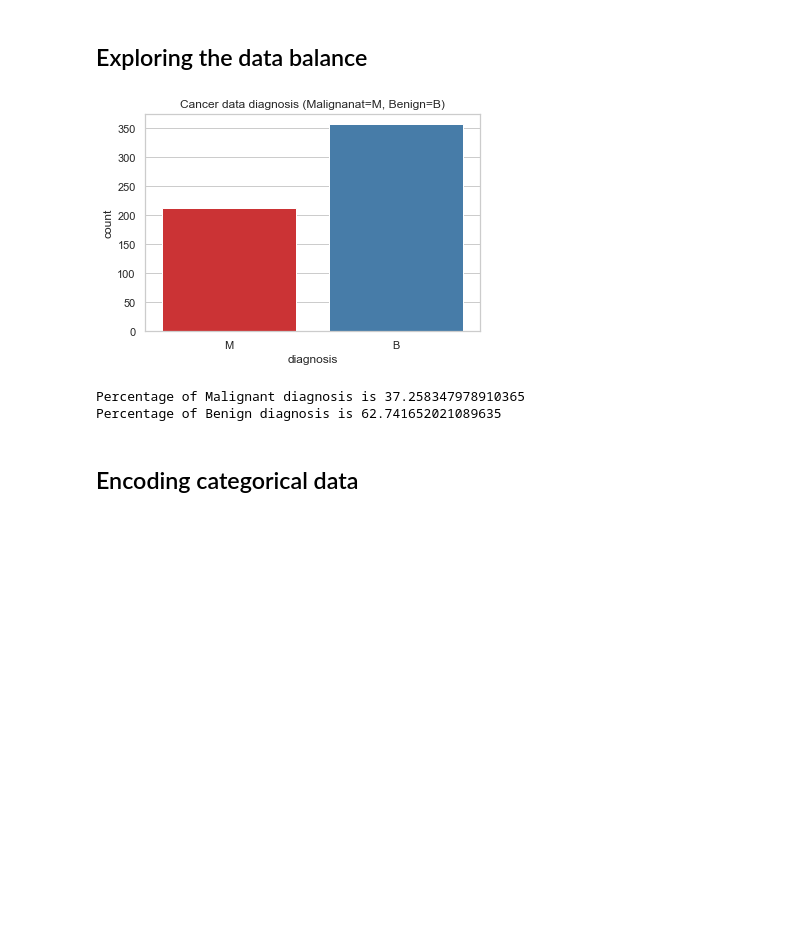
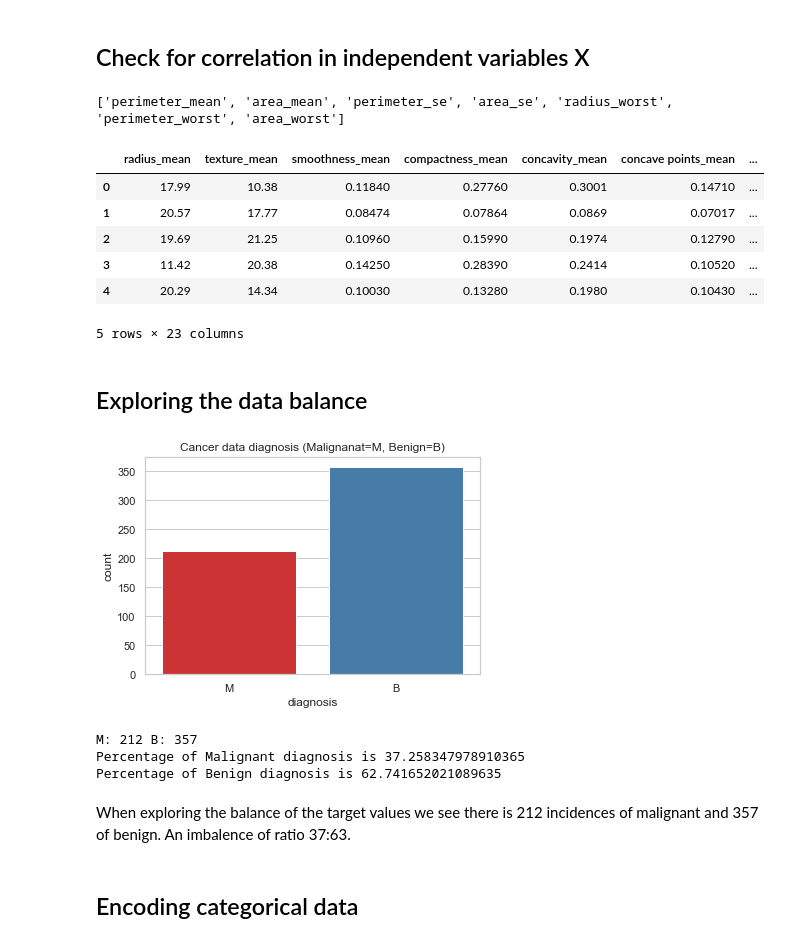
Before and after one commit to HannahEkeberg/FYS-STK4155, a Jupyter notebook: Project3/Project 3.ipynb, the cells around one changed output. Drawn from its saved outputs; the diff is of its cells as text; code cells hidden in the pictures; blank space fills up the shorter version.

```diff
--- a/Project3/Project 3.ipynb
+++ b/Project3/Project 3.ipynb
@@ -22,3 +40,32 @@ Y = data.loc[:, data.columns=='diagnosis'].values.ravel()
+# %% [markdown]
+## Check for correlation in independent variables X
+# %%
+# set independent variables X
+X = df.iloc[:,2:32]
+
+# Create correlation matrix
+corr_matrix = X.corr().abs()
+
+# Select upper triangle of correlation matrix
+upper = corr_matrix.where(np.triu(np.ones(corr_matrix.shape), k=1).astype(np.bool))
+
+# Find index of feature columns with correlation greater than 0.95
+drop_columns = [column for column in upper.columns if any(upper[column] > 0.95)]
+
+print(drop_columns)
+
+# Drop features
+X = X.drop(X[drop_columns], axis=1)
+X.head()
+# %% [output]
+['perimeter_mean', 'area_mean', 'perimeter_se', 'area_se', 'radius_worst', 'perimeter_worst', 'area_worst']
+|  | radius_mean | texture_mean | smoothness_mean | compactness_mean | concavity_mean | concave points_mean | ... |
+| 0 | 17.99 | 10.38 | 0.11840 | 0.27760 | 0.3001 | 0.14710 | ... |
+| 1 | 20.57 | 17.77 | 0.08474 | 0.07864 | 0.0869 | 0.07017 | ... |
+| 2 | 19.69 | 21.25 | 0.10960 | 0.15990 | 0.1974 | 0.12790 | ... |
+| 3 | 11.42 | 20.38 | 0.14250 | 0.28390 | 0.2414 | 0.10520 | ... |
+| 4 | 20.29 | 14.34 | 0.10030 | 0.13280 | 0.1980 | 0.10430 | ... |
+5 rows × 23 columns
 # %% [markdown]
 ## Exploring the data balance
 # %%
@@ -27,21 +74,25 @@ import matplotlib.pyplot as plt
 #plot
 sns.set(style="white")
 sns.set(style="whitegrid")
-sns.countplot(x='diagnosis',data=data, palette='Set1')
+sns.countplot(x='diagnosis',data=df, palette='Set1')
 plt.title('Cancer data diagnosis (Malignanat=M, Benign=B)')
 plt.savefig('counter_plot_balance.png', dpi=300)
 plt.show()
 
 #percentage calculation
-count_malignant = len(data[data['diagnosis']=='M'])
-count_benign = len(data[data['diagnosis']=='B'])
+count_malignant = len(df[df['diagnosis']=='M'])
+count_benign = len(df[df['diagnosis']=='B'])
 pct_malignant = count_malignant/(count_malignant+count_benign)
+print('M:',len(df[df['diagnosis']=='M']), 'B:',len(df[df['diagnosis']=='B']))
 print("Percentage of Malignant diagnosis is", pct_malignant*100)
 pct_benign = count_benign/(count_malignant+count_benign)
 print("Percentage of Benign diagnosis is", pct_benign*100)
 # %% [output]
 [figure]
+M: 212 B: 357
 Percentage of Malignant diagnosis is 37.258347978910365
 Percentage of Benign diagnosis is 62.741652021089635
+# %% [markdown]
+When exploring the balance of the target values we see there is 212 incidences of malignant and 357 of benign. An imbalence of ratio 37:63.
 # %% [markdown]
 ## Encoding categorical data
```
Also changed, not shown: parts of 12 cells of this notebook, 1 other file.
